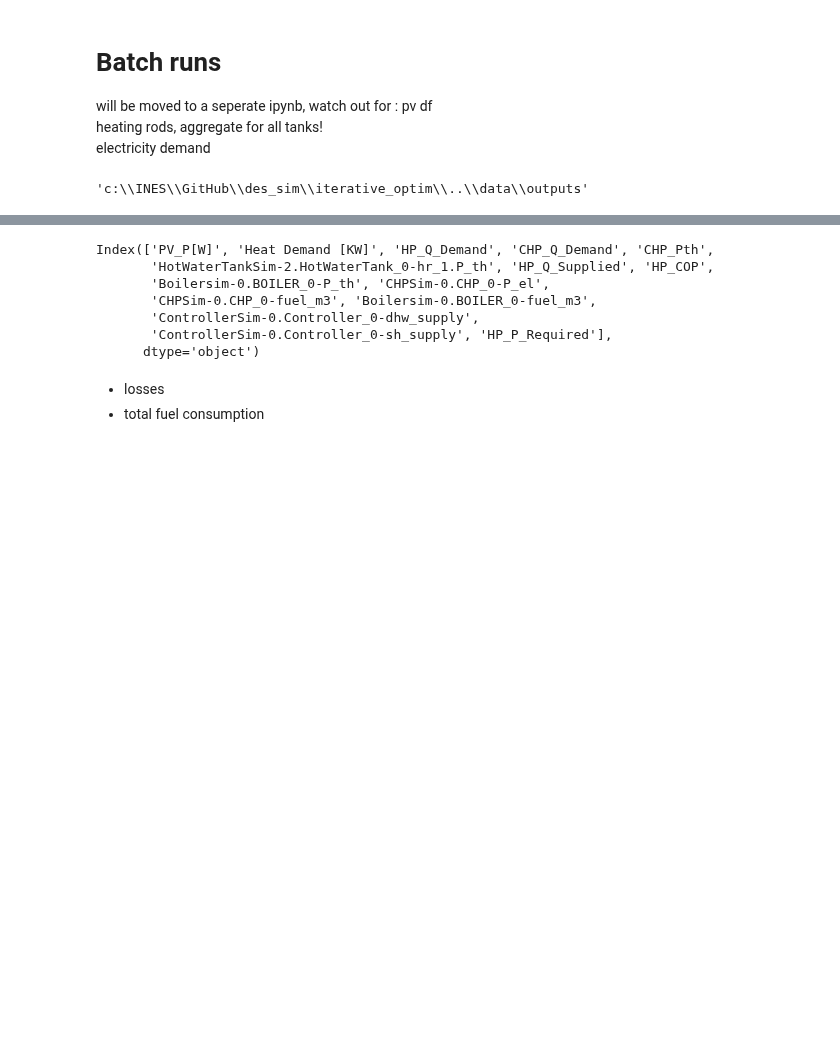
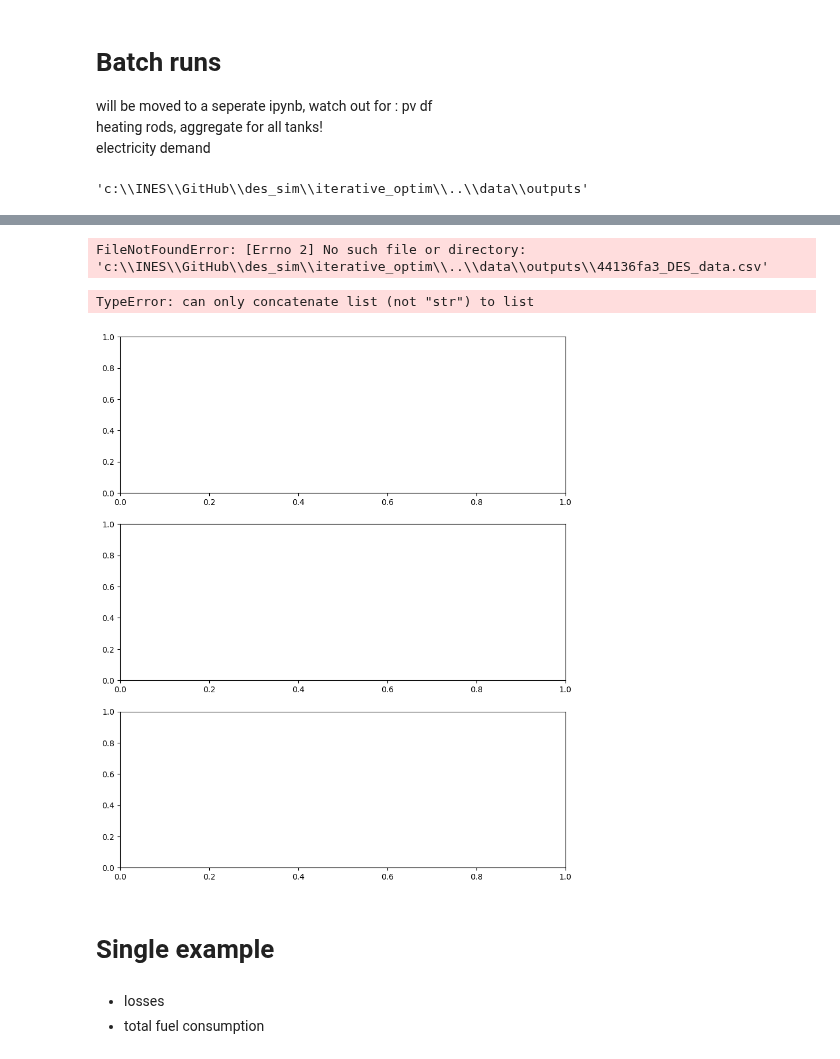
Before and after one commit to ltomas1/DES.sim, a Jupyter notebook: iterative_optim/visu_batch.ipynb, the cells around one changed output, grey strips where cells are left out. Cells and saved outputs as stored; diff of their text form; code cells hidden in the pictures; blank space fills up the shorter version.

```diff
--- a/iterative_optim/visu_batch.ipynb
+++ b/iterative_optim/visu_batch.ipynb
@@ -45,7 +50,7 @@ for filename in os.listdir(datapath):
         file_path = os.path.join(datapath, filename)
         with open(file_path, 'r') as f:
             json_dict = json.load(f)
-            changed_param = list(json_dict.keys())[0]
+            changed_param = list(json_dict.keys())[0] if len(json_dict.keys())>0 else ''
             if changed_param not in param_dict:
                 param_dict[changed_param] = []
             param_dict[changed_param].append(filename[:8])
@@ -72,0 +86,56 @@ input_df.index = pd.to_datetime(input_df['Time'])
+# %%
+req_clmns = ['PV_P[W]','Heat Demand [KW]', 'HP_Q_Demand', 'CHP_Q_Demand', 'CHP_Pth',
+             'HotWaterTankSim-2.HotWaterTank_0-hr_1.P_th', 'HP_Q_Supplied', 'HP_COP', 'Boilersim-0.BOILER_0-P_th',
+             'CHPSim-0.CHP_0-P_el', 'CHPSim-0.CHP_0-fuel_m3', 'Boilersim-0.BOILER_0-fuel_m3',
+             'ControllerSim-0.Controller_0-dhw_supply', 'ControllerSim-0.Controller_0-sh_supply', 'HP_P_Required']
+# %%
+for p, h in param_dict.items():
+    for key in h:
+        df = pd.read_csv(os.path.join(datapath, key+'_DES_data.csv'), sep=',', index_col='date')
+        df.index = pd.to_datetime(df.index)
+        df = df.merge(pv_df, left_index=True, right_index= True, how = 'left')
+        df.rename(columns=columnname, inplace= True)
+        df = df[req_clmns]
+
+        chp_supply, boiler_supply, hp_supply, hrods_inb_supply = calc_energy([df['CHP_Pth'], df['Boilersim-0.BOILER_0-P_th'], df['HP_Q_Supplied'], df['HotWaterTankSim-2.HotWaterTank_0-hr_1.P_th']])
+        labels = ['CHP', 'Boiler', 'HP', 'Hrods']
+        vals = [chp_supply, boiler_supply, hp_supply, hrods_inb_supply]
+# %% [output]
+FileNotFoundError: [Errno 2] No such file or directory: 'c:\\INES\\GitHub\\des_sim\\iterative_optim\\..\\data\\outputs\\44136fa3_DES_data.csv'
+# %%
+import matplotlib.pyplot as plt
+
+fig, axes = plt.subplots(nrows=len(param_dict), ncols=1, figsize=(10, 4 * len(param_dict)))
+if len(param_dict) == 1:
+    axes = [axes]  # ensure axes is iterable for single plot
+
+for ax, (p, h) in zip(axes, param_dict.items()):
+    for key in h:
+        df = pd.read_csv(os.path.join(datapath, key + '_DES_data.csv'), sep=',', index_col='date')
+        df.index = pd.to_datetime(df.index)
+        df = df.merge(pv_df, left_index=True, right_index=True, how='left')
+        df.rename(columns=columnname, inplace=True)
+        df = df[req_clmns]
+
+        chp_supply, boiler_supply, hp_supply, hrods_inb_supply = calc_energy([
+            df['CHP_Pth'],
+            df['Boilersim-0.BOILER_0-P_th'],
+            df['HP_Q_Supplied'],
+            df['HotWaterTankSim-2.HotWaterTank_0-hr_1.P_th']
+        ])
+
+        labels = ['CHP', 'Boiler', 'HP', 'Hrods']
+        vals = [chp_supply, boiler_supply, hp_supply, hrods_inb_supply]
+
+        ax.bar(labels, vals, color=['#1f77b4', '#ff7f0e', '#2ca02c', '#d62728'])
+        ax.set_title(f'Energy Supply for {p}')
+        ax.set_ylabel('Energy [kWh]')
+        ax.grid(True)
+
+plt.tight_layout()
+plt.show()
+# %% [output]
+TypeError: can only concatenate list (not "str") to list
+[figure, added]
+# %% [markdown]
+# Single example
@@ -146,16 +221,6 @@ req_clmns = ['PV_P[W]','Heat Demand [KW]', 'HP_Q_Demand', 'CHP_Q_Demand', 'CHP_P
              'CHPSim-0.CHP_0-P_el', 'CHPSim-0.CHP_0-fuel_m3', 'Boilersim-0.BOILER_0-fuel_m3',
              'ControllerSim-0.Controller_0-dhw_supply', 'ControllerSim-0.Controller_0-sh_supply', 'HP_P_Required']
 df = df[req_clmns]
-# %%
-df.columns
-# %% [output]
-Index(['PV_P[W]', 'Heat Demand [KW]', 'HP_Q_Demand', 'CHP_Q_Demand', 'CHP_Pth',
-       'HotWaterTankSim-2.HotWaterTank_0-hr_1.P_th', 'HP_Q_Supplied', 'HP_COP',
-       'Boilersim-0.BOILER_0-P_th', 'CHPSim-0.CHP_0-P_el',
-       'CHPSim-0.CHP_0-fuel_m3', 'Boilersim-0.BOILER_0-fuel_m3',
-       'ControllerSim-0.Controller_0-dhw_supply',
-       'ControllerSim-0.Controller_0-sh_supply', 'HP_P_Required'],
-      dtype='object')
 # %% [markdown]
  * losses
  * total fuel consumption
```
Also changed, not shown: parts of 21 cells of this notebook, 3 other files.
